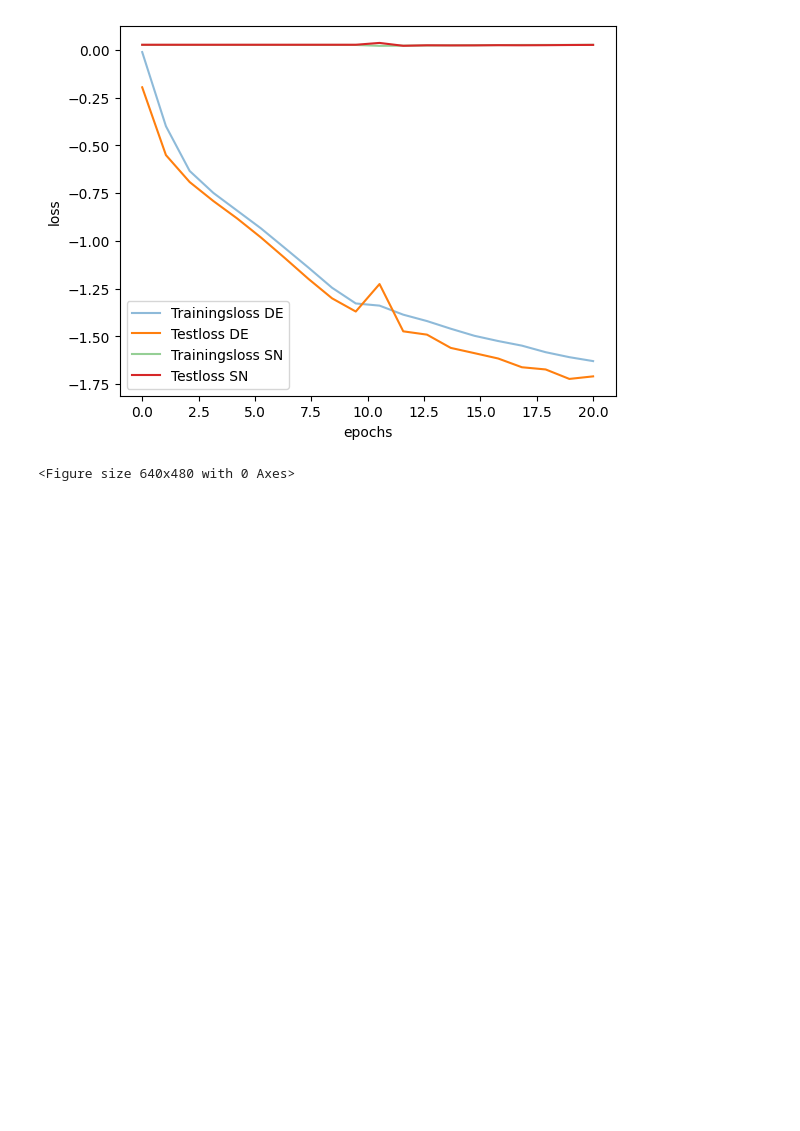
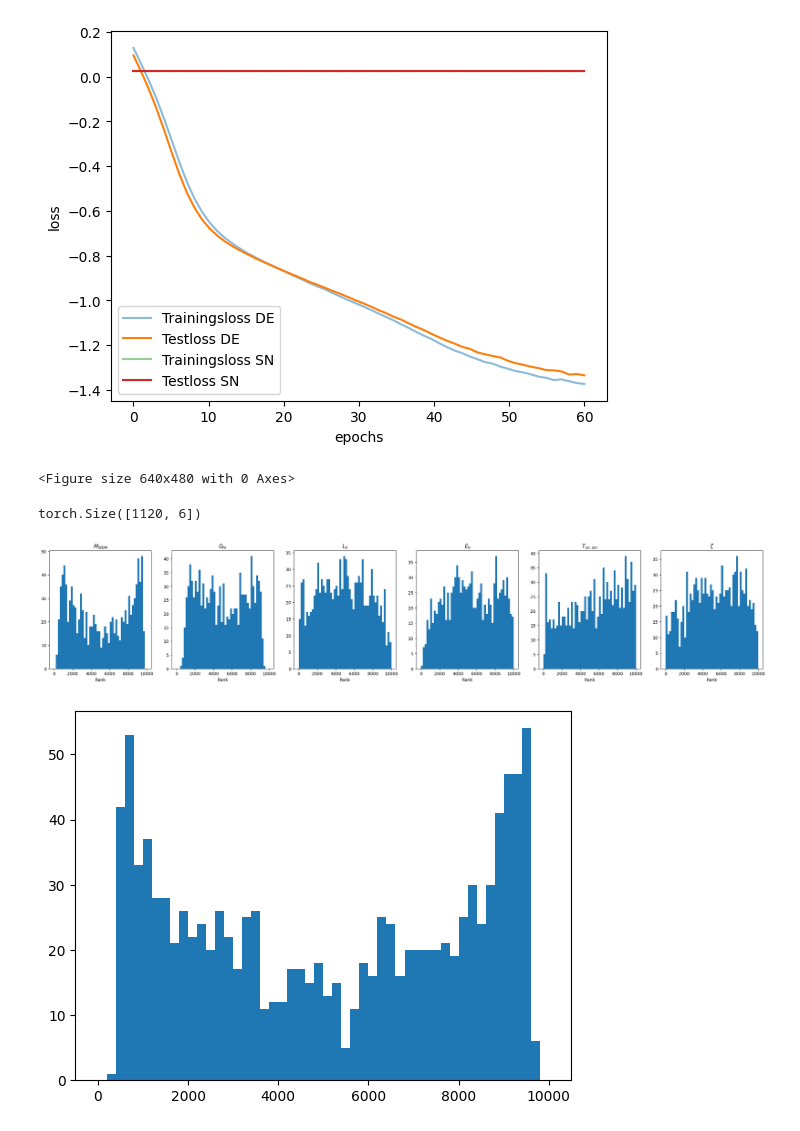
Before and after one commit to astro-ML/21cm-sbi, a Jupyter notebook: runner.ipynb, the cells around one changed output. Drawn from its saved outputs; the diff is of its cells as text; code cells hidden in the pictures; blank space fills up the shorter version.

```diff
--- a/runner.ipynb
+++ b/runner.ipynb
@@ -76,12 +116,12 @@ model_de = flow_net(in_dim=6, cond_dim=6, n_blocks=6, n_nodes=60)
 # %%
-prior = (lambda x: x)
-sbi = SBIHandler(density_estimator=model_de, summary_net=model_sn.Model, prior=prior, device=device)
+model_de = flow_net(in_dim=6, cond_dim=6, n_blocks=6, n_nodes=60)
+sbi = SBIHandler(density_estimator=model_de, summary_net=model_sn.Model, device=device)
 
 sbi.train(training_data = train_dataloader, test_data = test_dataloader,
-          epochs = 20, summary_net_freezed_epochs = 10,
+          epochs = 60, summary_net_freezed_epochs = 999,
           summary_net_pretrain_epochs = 0, optimizer = optimizer,
               optimizer_kwargs= optimizer_params, loss_function = torch.nn.MSELoss,
               loss_params = {}, device=device, plot= True)
 # %% [output]
-[figure, old version]
+[figure, new version]
 <Figure size 640x480 with 0 Axes>
@@ -88 +164,26 @@ sbi.train(training_data = train_dataloader, test_data = test_dataloader,
+# %%
+labels_txt = [r"$M_\text{WDM}$", r"$\Omega_m$", r"$L_X$", r"$E_0$", r"$T_\text{vir, ion}$", r"$\zeta$"]
+print(rank_inn.shape)
+fig, ax = plt.subplots(1,6, figsize=(30,5))
+for i in range(6):
+    ax[i].hist(rank_inn[:,i].cpu().numpy(), bins=50, range=(0, num_samples))
+    ax[i].set_title(f"{labels_txt[i]}")
+    ax[i].set_xlabel("Rank")
+plt.show()
+
+
+plt.hist(rank_maf[:,0].cpu().numpy(), bins=50, range=(0, num_samples))
+plt.show()
+
+from sbi.diagnostics import check_sbc, run_sbc
+from sbi.analysis import sbc_rank_plot
+
+check_stats = check_sbc(
+    rank_maf.to('cpu'), labels.to('cpu'), dap_samples, num_posterior_samples=num_samples
+)
+check
+# %% [output]
+torch.Size([1120, 6])
+[figure, added]
+[figure, added]
 # %%
```
Also changed, not shown: parts of 14 cells of this notebook, 3 other files.
